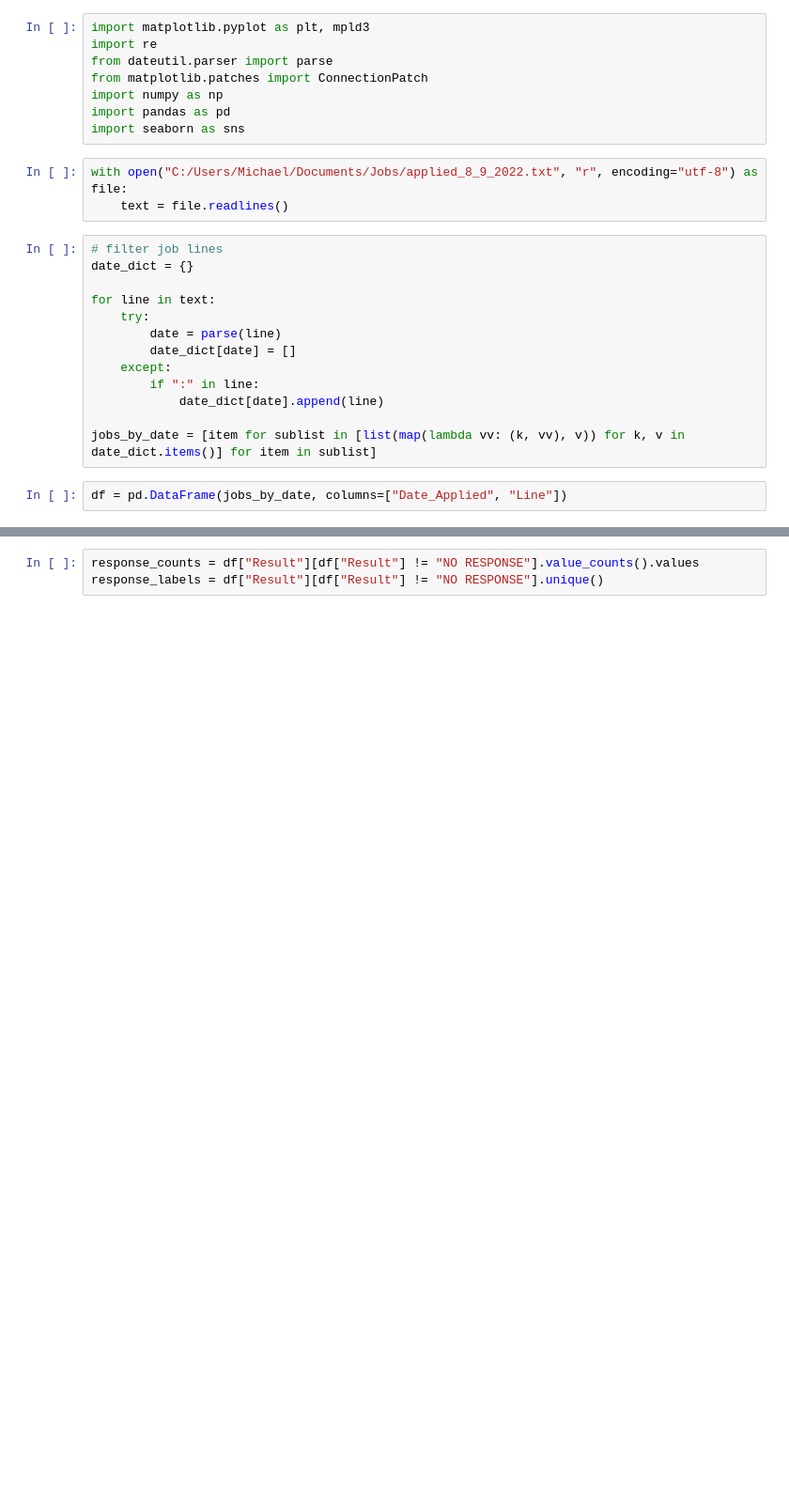
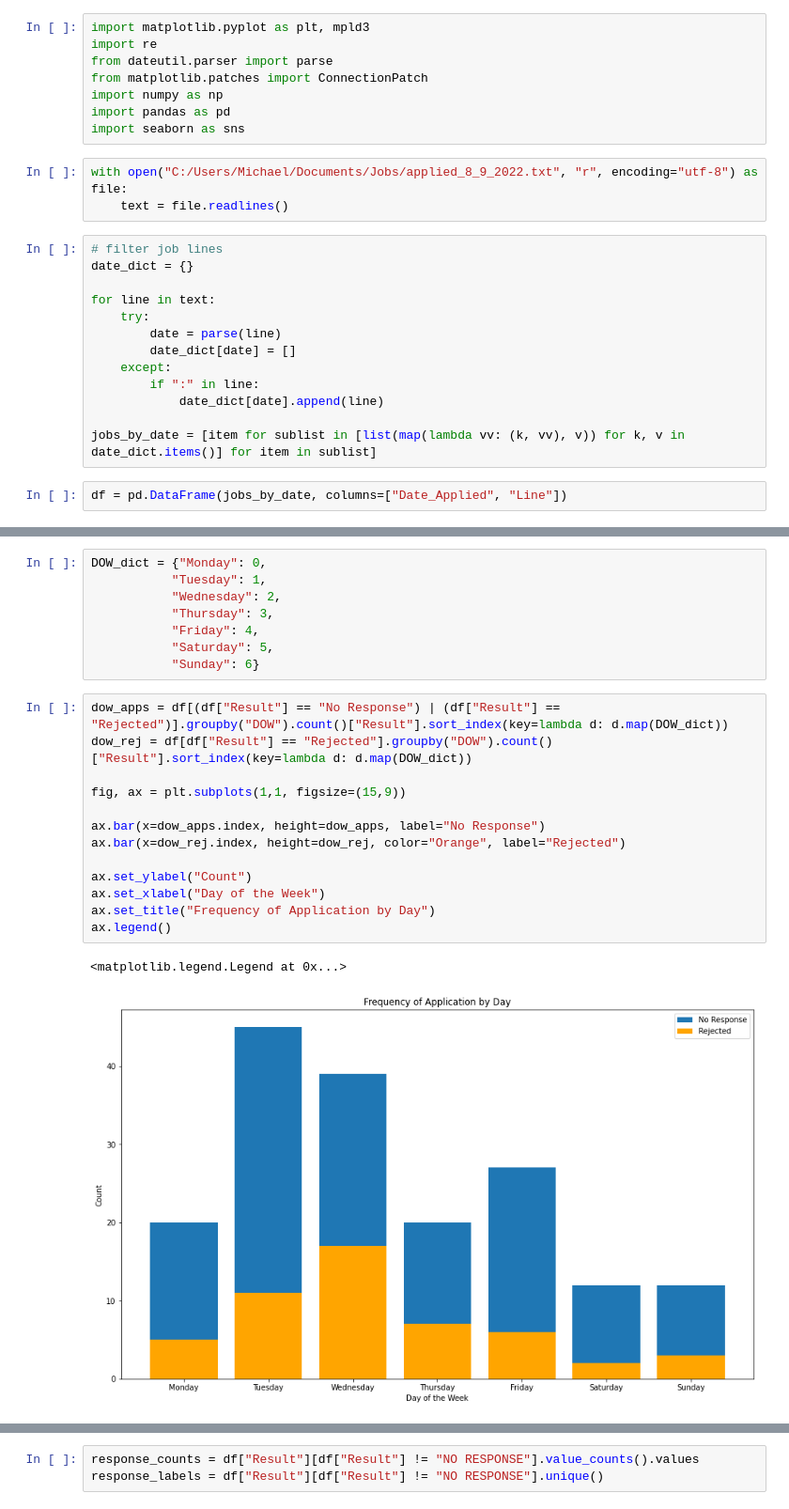
Before and after one commit to mwander825/dashjourney, a Jupyter notebook: journey.ipynb, the cells around one changed output, grey strips where cells are left out. Shown: that part at 94% size. Drawn from its saved outputs; the diff is of its cells as text; blank space fills up the shorter version.

```diff
--- a/journey.ipynb
+++ b/journey.ipynb
@@ -58 +71,25 @@ df
+# %%
+DOW_dict = {"Monday": 0,
+           "Tuesday": 1,
+           "Wednesday": 2,
+           "Thursday": 3,
+           "Friday": 4,
+           "Saturday": 5,
+           "Sunday": 6}
+# %%
+dow_apps = df[(df["Result"] == "No Response") | (df["Result"] == "Rejected")].groupby("DOW").count()["Result"].sort_index(key=lambda d: d.map(DOW_dict))
+dow_rej = df[df["Result"] == "Rejected"].groupby("DOW").count()["Result"].sort_index(key=lambda d: d.map(DOW_dict))
+
+fig, ax = plt.subplots(1,1, figsize=(15,9))
+
+ax.bar(x=dow_apps.index, height=dow_apps, label="No Response")
+ax.bar(x=dow_rej.index, height=dow_rej, color="Orange", label="Rejected")
+
+ax.set_ylabel("Count")
+ax.set_xlabel("Day of the Week")
+ax.set_title("Frequency of Application by Day")
+ax.legend()
+# %% [output]
+<matplotlib.legend.Legend at 0x...>
+[figure, added]
 # %%
```
Also changed, not shown: parts of 9 cells of this notebook.
